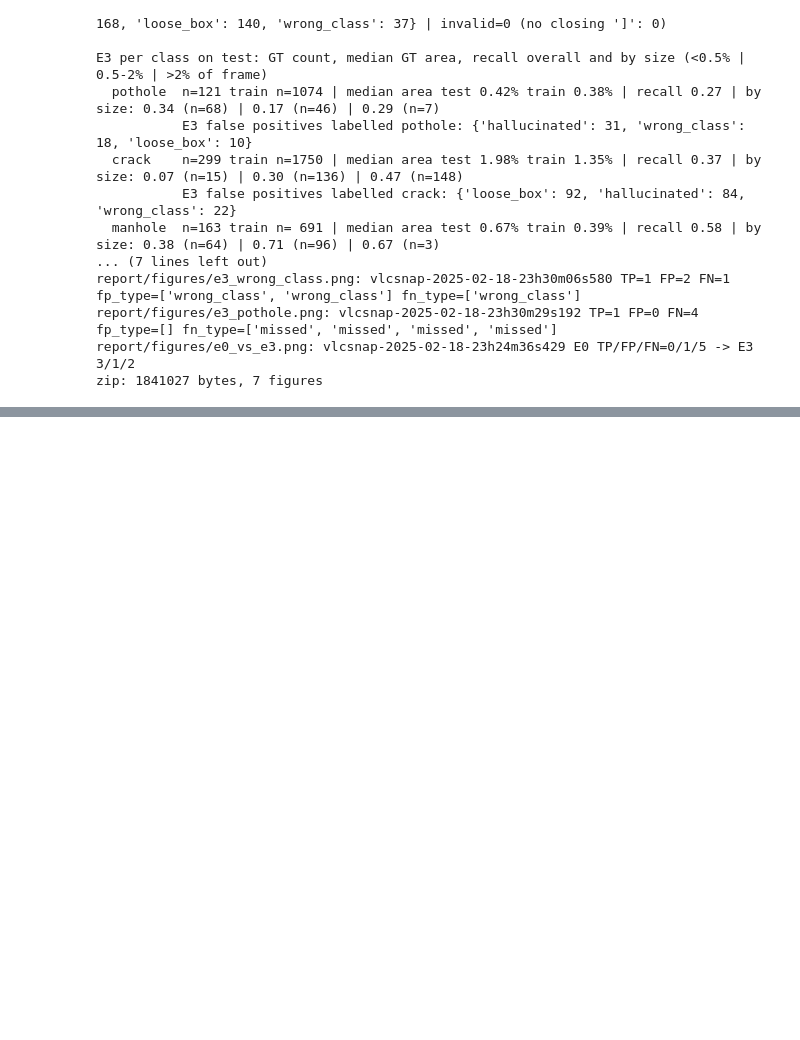
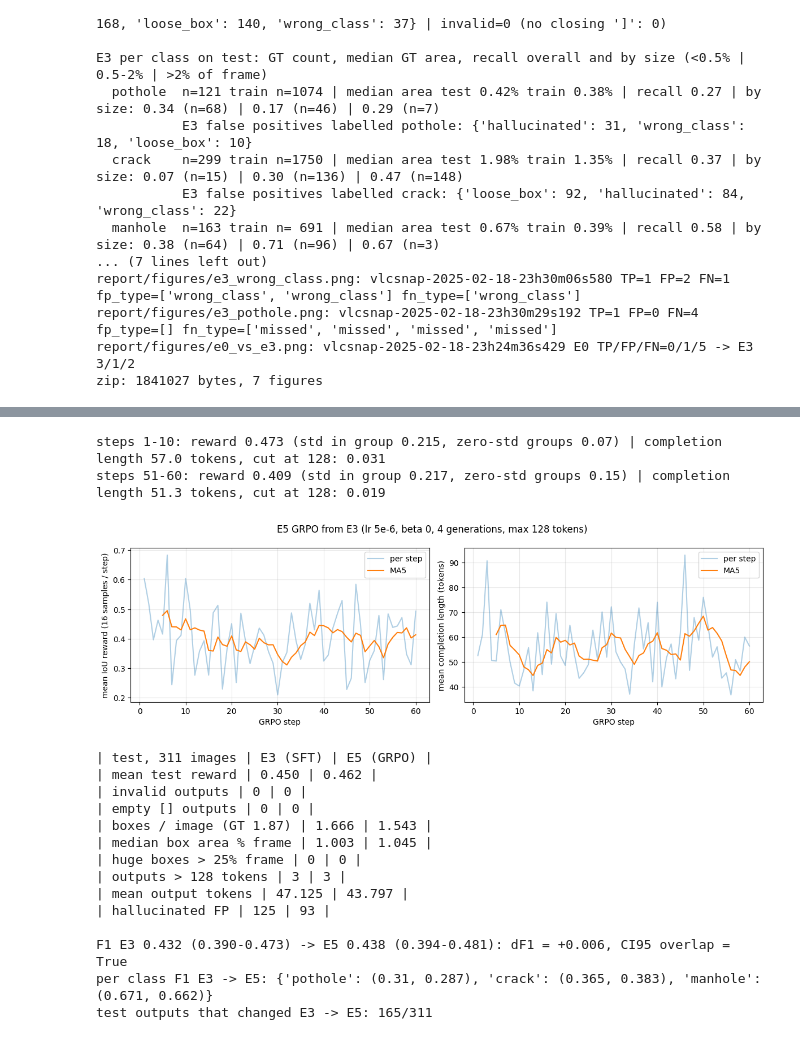
Before and after one commit to vvstdung89/K4-Track-4-Day10-VisionLanguageModel, a Jupyter notebook: lab_day10.ipynb, the cells around one changed output, grey strips where cells are left out. Drawn from its saved outputs; the diff is of its cells as text; code cells hidden in the pictures; blank space fills up the shorter version.

```diff
--- a/lab_day10.ipynb
+++ b/lab_day10.ipynb
@@ -1190,0 +1404,6 @@ zip: 1841027 bytes, 7 figures
+# %%
+# Smoke test of GRPO (2 steps) before the real run: catches API / dtype / memory problems
+gc.collect(); torch.cuda.empty_cache()
+smoke5, smoke5_log = run_grpo('work/smoke_e5', max_steps=2)
+for h in smoke5_log:
+    print({k: round(v, 4) if isinstance(v, float) else v for k, v in h.items() if 'reward' in k or 'length' in k or 'clip' in k or k in ('loss', 'step')})
@@ -1190,0 +1457,72 @@ zip: 1841027 bytes, 7 figures
+# %%
+# Section 9c: E5 analysis: reward log, reward hacking checks ([] outputs, huge boxes, length) and E5 vs E3 with CI95
+log5 = json.load(open('work/e5_log.json'))
+def mean(xs): return sum(xs) / len(xs) if xs else float('nan')
+for a, b in ((0, 10), (len(log5) - 10, len(log5))):
+    part = log5[a:b]
+    print(f"steps {part[0]['step']}-{part[-1]['step']}: reward {mean([h['reward'] for h in part]):.3f} "
+          f"(std in group {mean([h['reward_std'] for h in part]):.3f}, zero-std groups {mean([h['frac_reward_zero_std'] for h in part]):.2f}) | "
+          f"completion length {mean([h['completions/mean_length'] for h in part]):.1f} tokens, "
+          f"cut at 128: {mean([h['completions/clipped_ratio'] for h in part]):.3f}")
+
+fig, ax = plt.subplots(1, 2, figsize=(12, 3.8))
+steps = [h['step'] for h in log5]
+for key, axi, lab in (('reward', 0, 'mean IoU reward (16 samples / step)'), ('completions/mean_length', 1, 'mean completion length (tokens)')):
+    y = [h[key] for h in log5]
+    ax[axi].plot(steps, y, alpha=0.35, label='per step')
+    ax[axi].plot(steps[4:], [mean(y[i - 4:i + 1]) for i in range(4, len(y))], label='MA5')
+    ax[axi].set_xlabel('GRPO step'); ax[axi].set_ylabel(lab); ax[axi].grid(alpha=0.3); ax[axi].legend()
+fig.suptitle('E5 GRPO from E3 (lr 5e-6, beta 0, 4 generations, max 128 tokens)')
+plt.tight_layout(); plt.savefig('report/figures/e5_grpo_reward.png', dpi=90); plt.show()
+
+# reward hacking checks on the test predictions (same images, E3 vs E5)
+PRED['e5'] = load_preds('work/e5.jsonl')
+A['e5'] = {iid: analyse(PRED['e5'][iid], r) for iid, r in TEST.items()}
+assert sum(a['tp'] for a in A['e5'].values()) == json.load(open('report/evidence/e5.json'))['micro']['tp']
+tok = processor.tokenizer
+print('\n| test, 311 images | E3 (SFT) | E5 (GRPO) |')
+rows5 = {}
+for k in ('e3', 'e5'):
+    an = A[k]; boxes = [p for a in an.values() for p in a['pred']]
+    areas = [(p['bbox'][2] - p['bbox'][0]) * (p['bbox'][3] - p['bbox'][1]) / 1e4 for p in boxes]
+    lens = [len(tok(a['raw'])['input_ids']) for a in an.values()]
+    rows5[k] = {
+        'mean test reward': mean([R.reward(a['raw'], a['gt']) for a in an.values()]),
+        'invalid outputs': sum(not a['valid'] for a in an.values()),
+        'empty [] outputs': sum(a['valid'] and not a['pred'] for a in an.values()),
+        'boxes / image (GT 1.87)': len(boxes) / len(an),
+        'median box area % frame': sorted(areas)[len(areas) // 2],
+        'huge boxes > 25% frame': sum(x > 25 for x in areas),
+        'outputs > 128 tokens': sum(l > 128 for l in lens),
+        'mean output tokens': mean(lens),
+        'hallucinated FP': sum(a['fp_type'].count('hallucinated') for a in an.values()),
+    }
+for key in rows5['e3']:
+    print(f"| {key} | {rows5['e3'][key]:.3f} | {rows5['e5'][key]:.3f} |" if isinstance(rows5['e3'][key], float)
+          else f"| {key} | {rows5['e3'][key]} | {rows5['e5'][key]} |")
+E3E, E5E = (json.load(open(f'report/evidence/{k}.json')) for k in ('e3', 'e5'))
+(l1, h1), (l2, h2) = E3E['f1_ci95'], E5E['f1_ci95']
+print(f"\nF1 E3 {E3E['micro']['f1']:.3f} ({l1:.3f}-{h1:.3f}) -> E5 {E5E['micro']['f1']:.3f} ({l2:.3f}-{h2:.3f}): "
+      f"dF1 = {E5E['micro']['f1'] - E3E['micro']['f1']:+.3f}, CI95 overlap = {max(l1, l2) < min(h1, h2)}")
+print('per class F1 E3 -> E5:', {c: (round(E3E['per_class'][c]['f1'], 3), round(E5E['per_class'][c]['f1'], 3)) for c in ('pothole', 'crack', 'manhole')})
+changed = sum(PRED['e3'][i] != PRED['e5'][i] for i in TEST)
+print(f'test outputs that changed E3 -> E5: {changed}/{len(TEST)}')
+json.dump({'rows': rows5, 'changed_outputs': changed}, open('work/e5_hacking.json', 'w'), indent=1)
+# %% [output]
+steps 1-10: reward 0.473 (std in group 0.215, zero-std groups 0.07) | completion length 57.0 tokens, cut at 128: 0.031
+steps 51-60: reward 0.409 (std in group 0.217, zero-std groups 0.15) | completion length 51.3 tokens, cut at 128: 0.019
+[figure, added]
+| test, 311 images | E3 (SFT) | E5 (GRPO) |
+| mean test reward | 0.450 | 0.462 |
+| invalid outputs | 0 | 0 |
+| empty [] outputs | 0 | 0 |
+| boxes / image (GT 1.87) | 1.666 | 1.543 |
+| median box area % frame | 1.003 | 1.045 |
+| huge boxes > 25% frame | 0 | 0 |
+| outputs > 128 tokens | 3 | 3 |
+| mean output tokens | 47.125 | 43.797 |
+| hallucinated FP | 125 | 93 |
+
+F1 E3 0.432 (0.390-0.473) -> E5 0.438 (0.394-0.481): dF1 = +0.006, CI95 overlap = True
+per class F1 E3 -> E5: {'pothole': (0.31, 0.287), 'crack': (0.365, 0.383), 'manhole': (0.671, 0.662)}
+test outputs that changed E3 -> E5: 165/311
```
Also changed, not shown: parts of 7 cells of this notebook, 3 other files.
